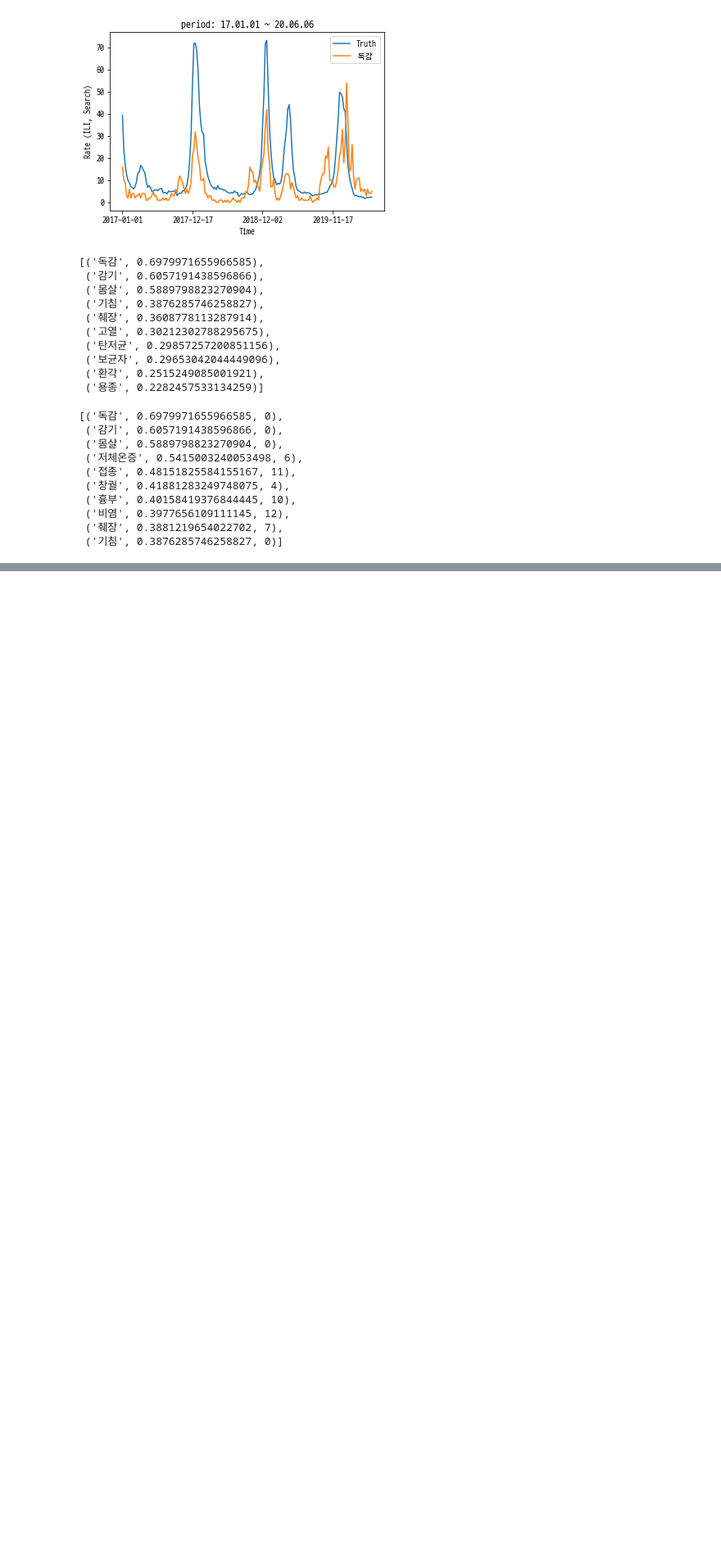
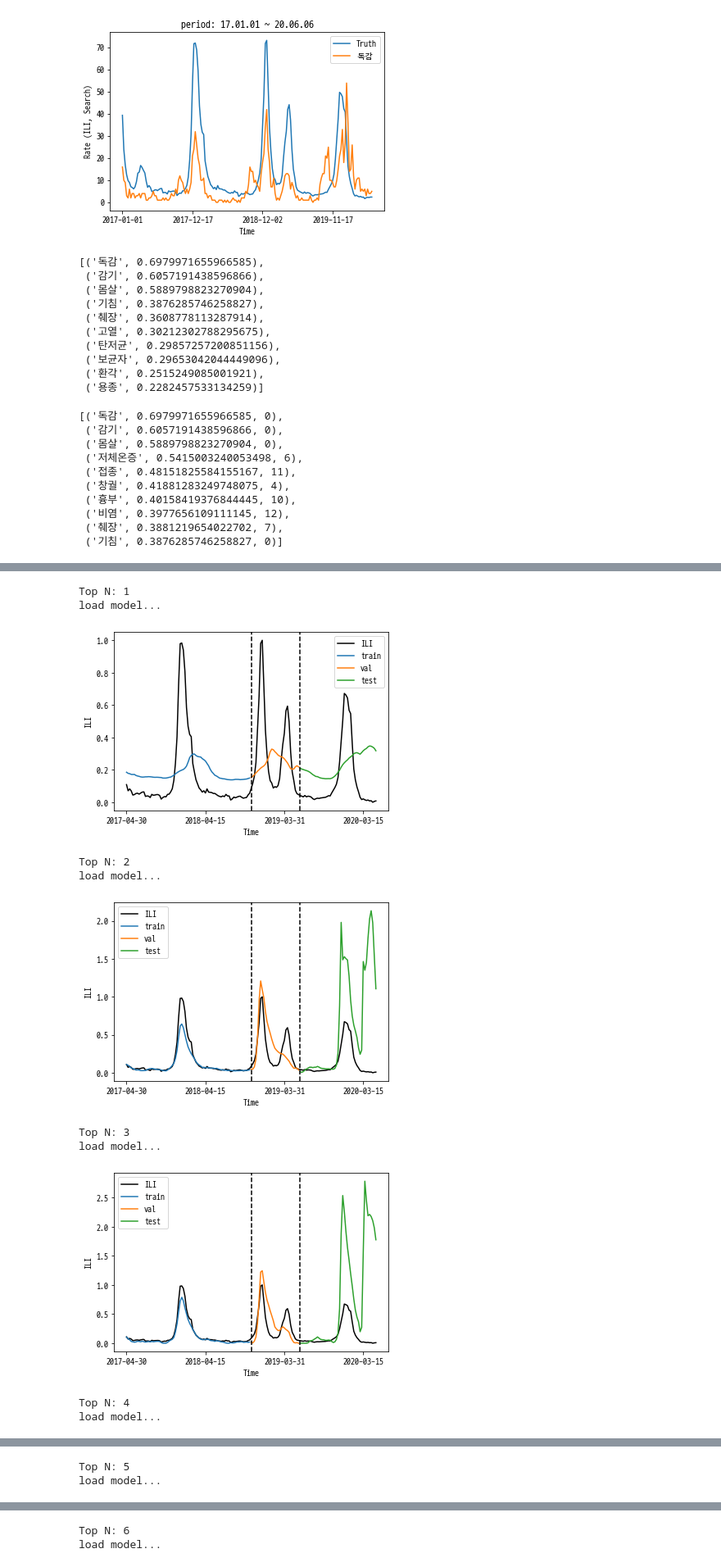
Before and after one commit to Kim-inhwan/multi-encoding-based-influenza-forecasting, a Jupyter notebook: analysis.ipynb, the cells around one changed output, grey strips where cells are left out. Shown at 82% size. Cells and saved outputs as stored; diff of their text form; code cells hidden in the pictures; blank space fills up the shorter version.

```diff
--- a/analysis.ipynb
+++ b/analysis.ipynb
@@ -213,3 +212,5 @@ word_trends_rm1y = word_trends[:-52] # remove 1 year
+# %%
+flu_trends_rm1y = flu_trends[:-52]
 # %%
 def cross_corr(x, y, max_lag=0):
     '''
@@ -271,0 +646,25 @@ corr_topn_lag[:10]
+# %%
+for topn in range(1, 11):
+    tf.keras.backend.clear_session()
+    print(f'Top N: {topn}')
+    keywords_topn = [word for word, _ in corr_topn[:topn]]
+    data_gen = DataGenerator(raw_data=flu_trends_rm1y_norm,
+                            input_width=INPUT_WIDTH, label_width=LABEL_WIDTH,
+                            feature_cols=['ILI']+keywords_topn, label_cols='ILI',
+                            train_split=0.5, val_split=0.2, test_split=0.3)
+    model_dir = f'./models/seq2seq_attn/input_len_{INPUT_WIDTH}/no_lag/topn_{topn}'
+    seq2seq_attention = Seq2Seq(LAYER_SIZE, data_gen, is_attn=True)
+    seq2seq_attention.restore(model_dir)
+    seq2seq_attention.plot_by_step(5)
+# %% [output]
+Top N: 1
+load model...
+[figure, added]
+Top N: 2
+load model...
+[figure, added]
+Top N: 3
+load model...
+[figure, added]
+Top N: 4
+load model...
@@ -271,0 +672,2 @@ corr_topn_lag[:10]
+Top N: 5
+load model...
@@ -271,0 +675,2 @@ corr_topn_lag[:10]
+Top N: 6
+load model...
```
Also changed, not shown: parts of 24 cells of this notebook, 3 other files.
